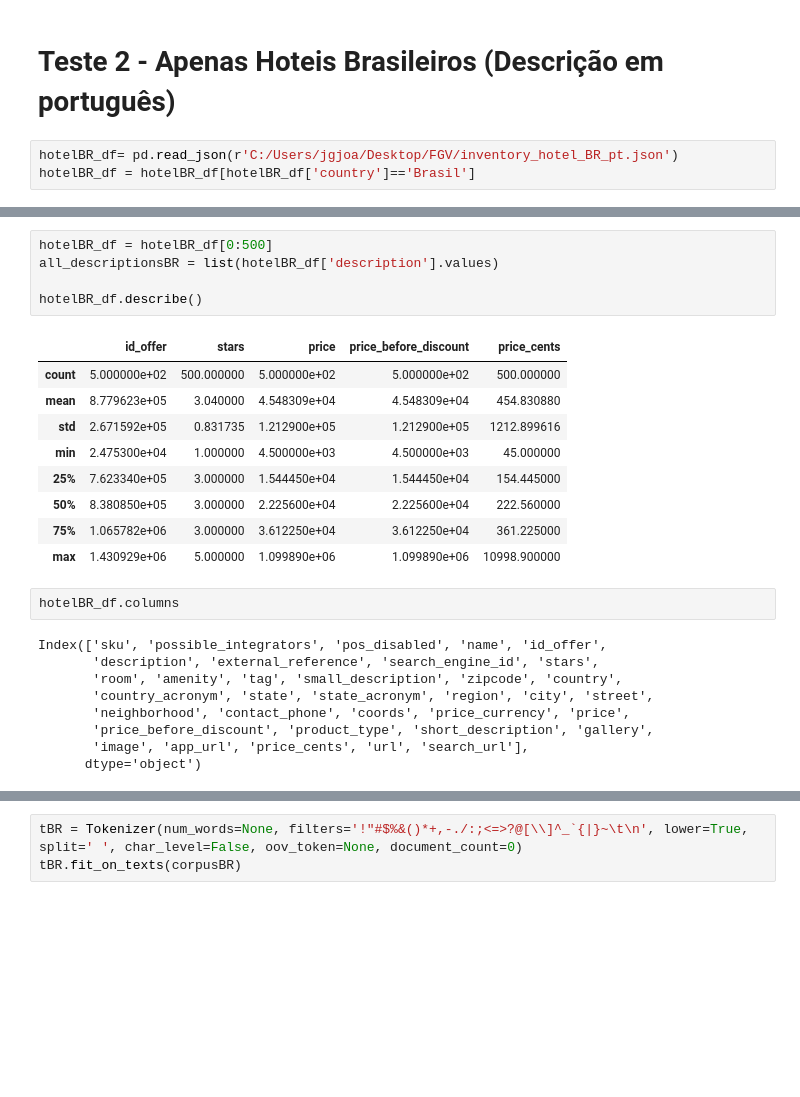
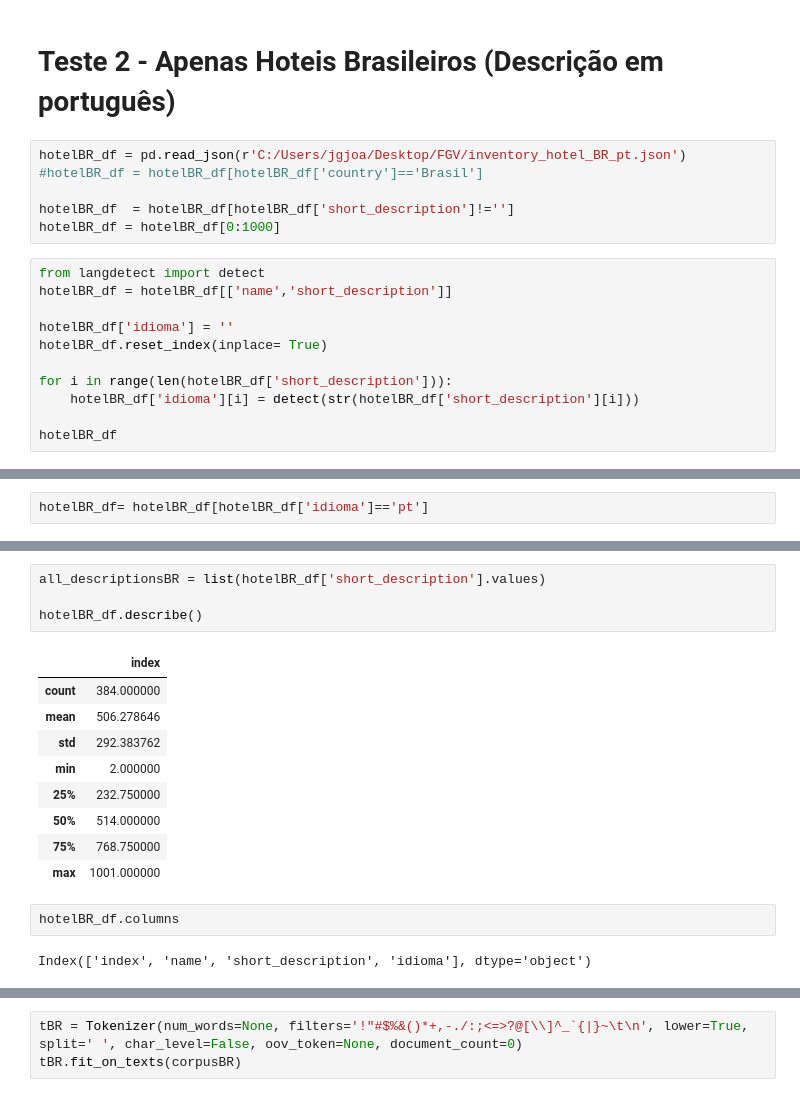
Before and after one commit to jgjoao5/DeepLearningv2, a Jupyter notebook: LSTM Hotel description.ipynb, the cells around one changed output, grey strips where cells are left out. Cells and saved outputs as stored; diff of their text form; blank space fills up the shorter version.

```diff
--- a/LSTM Hotel description.ipynb
+++ b/LSTM Hotel description.ipynb
@@ -203,5 +216,19 @@ Holiday Inn Express - New York City, City-Center Hotel, Walk To Madison Square G
 # %% [markdown]
 # Teste 2 - Apenas Hoteis Brasileiros (Descrição em português)
 # %%
-hotelBR_df= pd.read_json(r'C:/Users/jgjoa/Desktop/FGV/inventory_hotel_BR_pt.json')
-hotelBR_df = hotelBR_df[hotelBR_df['country']=='Brasil']
+hotelBR_df = pd.read_json(r'C:/Users/jgjoa/Desktop/FGV/inventory_hotel_BR_pt.json')
+#hotelBR_df = hotelBR_df[hotelBR_df['country']=='Brasil']
+
+hotelBR_df  = hotelBR_df[hotelBR_df['short_description']!='']
+hotelBR_df = hotelBR_df[0:1000]
+# %%
+from langdetect import detect
+hotelBR_df = hotelBR_df[['name','short_description']]
+
+hotelBR_df['idioma'] = ''
+hotelBR_df.reset_index(inplace= True)
+
+for i in range(len(hotelBR_df['short_description'])):
+    hotelBR_df['idioma'][i] = detect(str(hotelBR_df['short_description'][i]))
+
+hotelBR_df
@@ -207,0 +253,2 @@ hotelBR_df = hotelBR_df[hotelBR_df['country']=='Brasil']
+# %%
+hotelBR_df= hotelBR_df[hotelBR_df['idioma']=='pt']
@@ -208,27 +271,19 @@ hotelBR_df = hotelBR_df[hotelBR_df['country']=='Brasil']
 # %%
-hotelBR_df = hotelBR_df[0:500]
-all_descriptionsBR = list(hotelBR_df['description'].values)
+all_descriptionsBR = list(hotelBR_df['short_description'].values)
 
 hotelBR_df.describe()
 # %% [output]
-|  | id_offer | stars | price | price_before_discount | price_cents |
-| count | 5.000000e+02 | 500.000000 | 5.000000e+02 | 5.000000e+02 | 500.000000 |
-| mean | 8.779623e+05 | 3.040000 | 4.548309e+04 | 4.548309e+04 | 454.830880 |
-| std | 2.671592e+05 | 0.831735 | 1.212900e+05 | 1.212900e+05 | 1212.899616 |
-| min | 2.475300e+04 | 1.000000 | 4.500000e+03 | 4.500000e+03 | 45.000000 |
-| 25% | 7.623340e+05 | 3.000000 | 1.544450e+04 | 1.544450e+04 | 154.445000 |
-| 50% | 8.380850e+05 | 3.000000 | 2.225600e+04 | 2.225600e+04 | 222.560000 |
-| 75% | 1.065782e+06 | 3.000000 | 3.612250e+04 | 3.612250e+04 | 361.225000 |
-| max | 1.430929e+06 | 5.000000 | 1.099890e+06 | 1.099890e+06 | 10998.900000 |
+|  | index |
+| count | 384.000000 |
+| mean | 506.278646 |
+| std | 292.383762 |
+| min | 2.000000 |
+| 25% | 232.750000 |
+| 50% | 514.000000 |
+| 75% | 768.750000 |
+| max | 1001.000000 |
 # %%
 hotelBR_df.columns
 # %% [output]
-Index(['sku', 'possible_integrators', 'pos_disabled', 'name', 'id_offer',
-       'description', 'external_reference', 'search_engine_id', 'stars',
-       'room', 'amenity', 'tag', 'small_description', 'zipcode', 'country',
-       'country_acronym', 'state', 'state_acronym', 'region', 'city', 'street',
-       'neighborhood', 'contact_phone', 'coords', 'price_currency', 'price',
-       'price_before_discount', 'product_type', 'short_description', 'gallery',
-       'image', 'app_url', 'price_cents', 'url', 'search_url'],
-      dtype='object')
+Index(['index', 'name', 'short_description', 'idioma'], dtype='object')
 # %%
```
Also changed, not shown: parts of 14 cells of this notebook.
